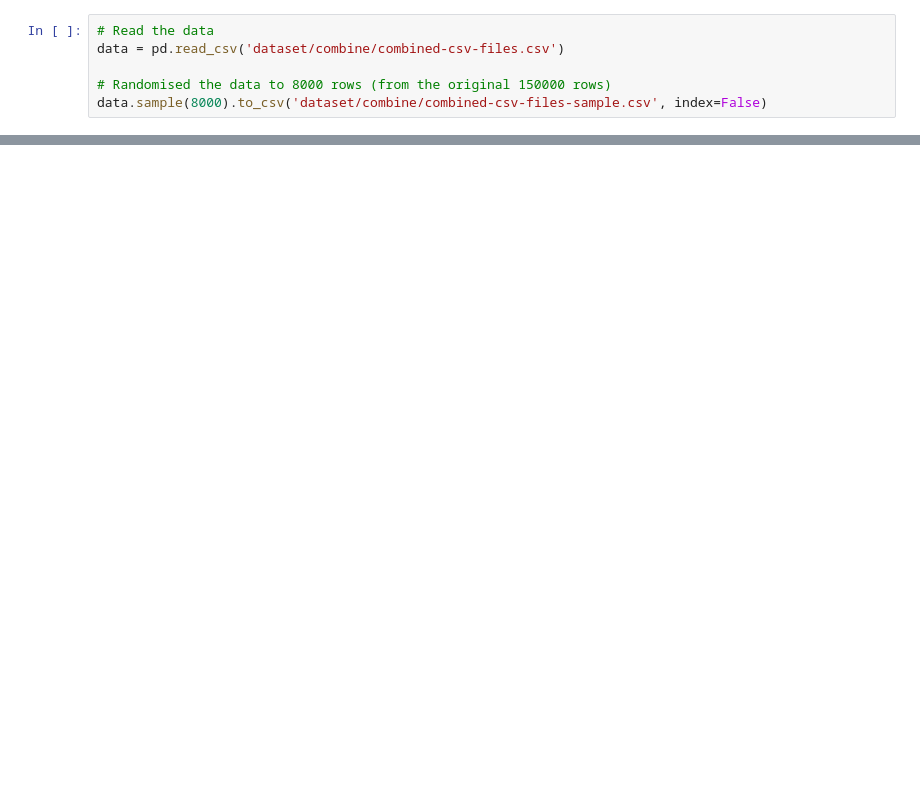
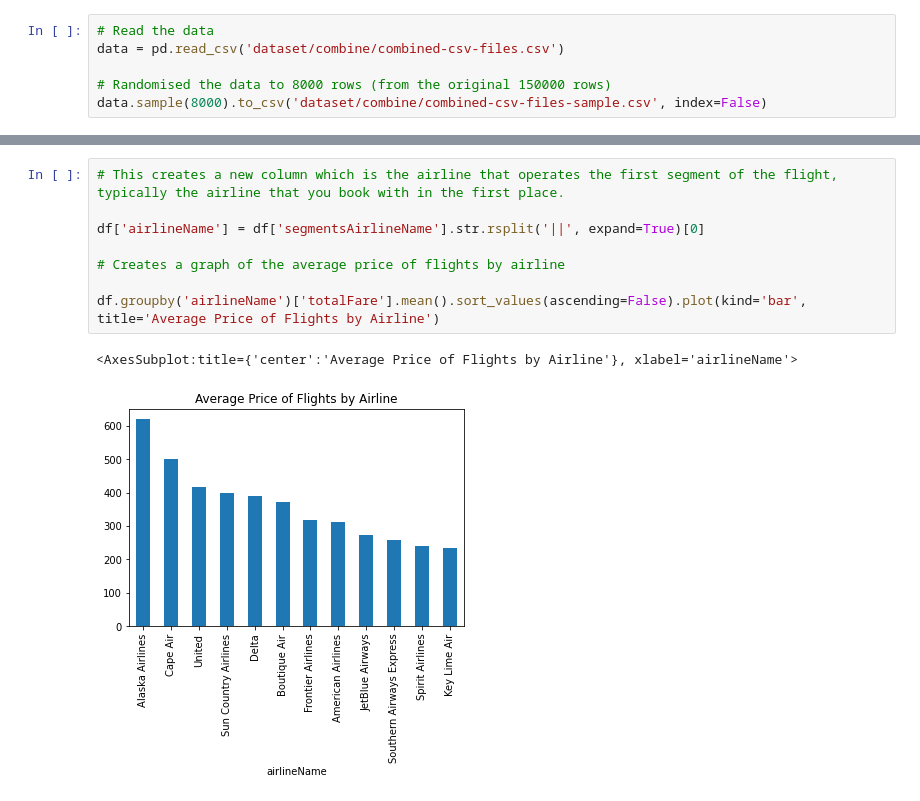
Before and after one commit to PuttTim/ticket-price-predictor, a Jupyter notebook: MLDP_Project.ipynb, the cells around one changed output, grey strips where cells are left out. Drawn from its saved outputs; the diff is of its cells as text; blank space fills up the shorter version.

```diff
--- a/MLDP_Project.ipynb
+++ b/MLDP_Project.ipynb
@@ -25,0 +63,11 @@ data.head()
+# %%
+# This creates a new column which is the airline that operates the first segment of the flight, typically the airline that you book with in the first place.
+
+df['airlineName'] = df['segmentsAirlineName'].str.rsplit('||', expand=True)[0]
+
+# Creates a graph of the average price of flights by airline
+
+df.groupby('airlineName')['totalFare'].mean().sort_values(ascending=False).plot(kind='bar', title='Average Price of Flights by Airline')
+# %% [output]
+<AxesSubplot:title={'center':'Average Price of Flights by Airline'}, xlabel='airlineName'>
+[figure, added]
```
Also changed, not shown: parts of 20 cells of this notebook.
